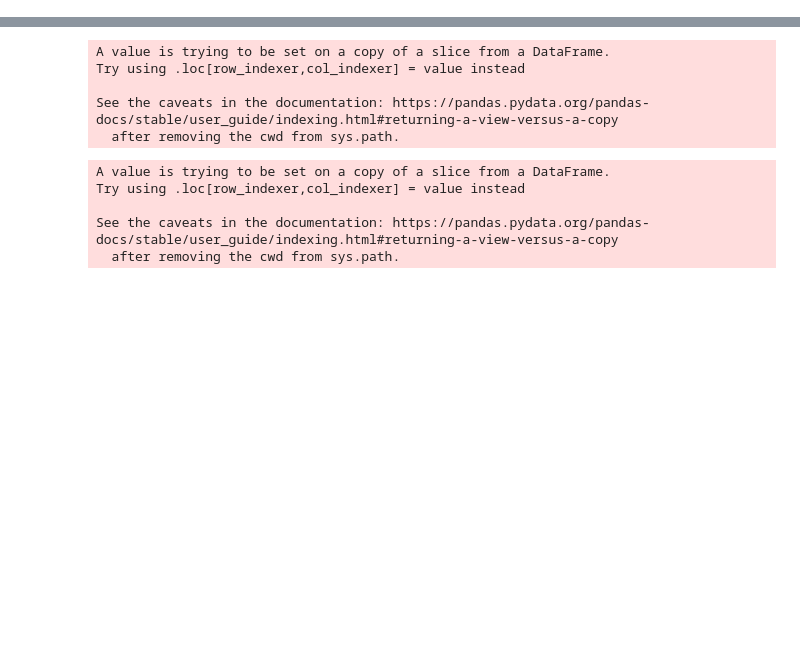
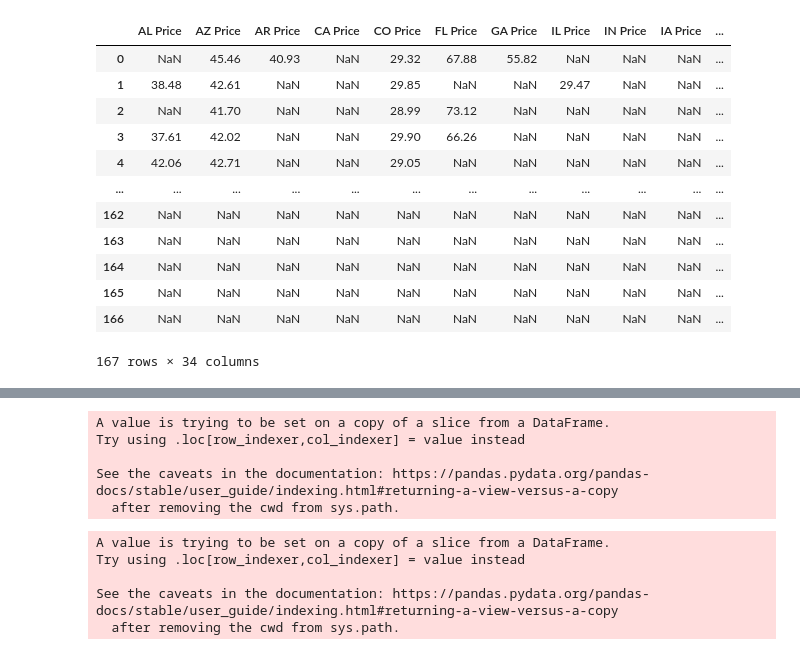
Before and after one commit to JWatson1102/project_1, a Jupyter notebook: Production Price Data.ipynb, the cells around one changed output, grey strips where cells are left out. Cells and saved outputs as stored; diff of their text form; code cells hidden in the pictures; blank space fills up the shorter version.

```diff
--- a/Production Price Data.ipynb
+++ b/Production Price Data.ipynb
@@ -25,16 +22,16 @@ test_response_data = response['series'][0]['data']
 #test_response_data = len(test_response['series'][0]['data'])
 #print(test_response_data)
 # %%
-test_year = []
-test_price = []
-for x in range(20):
-    test_year.append(test_response_data[x][0])
-    test_price.append(test_response_data[x][1])
+#test_year = []
+#test_price = []
+#for x in range(20):
+#    test_year.append(test_response_data[x][0])
+#    test_price.append(test_response_data[x][1])
 
-test_df = {
-    "Year": test_year,
-    "Price": test_price
-}
-test_df = pd.DataFrame(test_df)
+#test_df = {
+#    "Year": test_year,
+#    "Price": test_price
+#}
+#test_df = pd.DataFrame(test_df)
 #test_df
 # %%
@@ -58,0 +61,41 @@ dataframe['Date'] = month
+# %%
+coal_df = pd.DataFrame()
+
+for state in state_codes:
+    url = f"http://api.eia.gov/series/?api_key={api_key}&series_id=ELEC.COST.COW-{state}-99.M"
+    response = requests.get(url).json()
+    try:
+
+        response_data = response['series'][0]['data']
+
+        month = []
+        price = []
+
+        for x in range(167):
+            month.append(response_data[x][0])
+            price.append(response_data[x][1])
+
+        coal_df[f'{state} Price'] = price
+
+    except:
+        price = []
+        for x in range(167):
+            price.append('N/A')
+
+coal_df['Date'] = month
+
+coal_df
+# %% [output]
+|  | AL Price | AZ Price | AR Price | CA Price | CO Price | FL Price | GA Price | IL Price | IN Price | IA Price | ... |
+| 0 | NaN | 45.46 | 40.93 | NaN | 29.32 | 67.88 | 55.82 | NaN | NaN | NaN | ... |
+| 1 | 38.48 | 42.61 | NaN | NaN | 29.85 | NaN | NaN | 29.47 | NaN | NaN | ... |
+| 2 | NaN | 41.70 | NaN | NaN | 28.99 | 73.12 | NaN | NaN | NaN | NaN | ... |
+| 3 | 37.61 | 42.02 | NaN | NaN | 29.90 | 66.26 | NaN | NaN | NaN | NaN | ... |
+| 4 | 42.06 | 42.71 | NaN | NaN | 29.05 | NaN | NaN | NaN | NaN | NaN | ... |
+| ... | ... | ... | ... | ... | ... | ... | ... | ... | ... | ... | ... |
+| 162 | NaN | NaN | NaN | NaN | NaN | NaN | NaN | NaN | NaN | NaN | ... |
+| 163 | NaN | NaN | NaN | NaN | NaN | NaN | NaN | NaN | NaN | NaN | ... |
+| 164 | NaN | NaN | NaN | NaN | NaN | NaN | NaN | NaN | NaN | NaN | ... |
+| 165 | NaN | NaN | NaN | NaN | NaN | NaN | NaN | NaN | NaN | NaN | ... |
+| 166 | NaN | NaN | NaN | NaN | NaN | NaN | NaN | NaN | NaN | NaN | ... |
+167 rows × 34 columns
```
Also changed, not shown: parts of 9 cells of this notebook.
